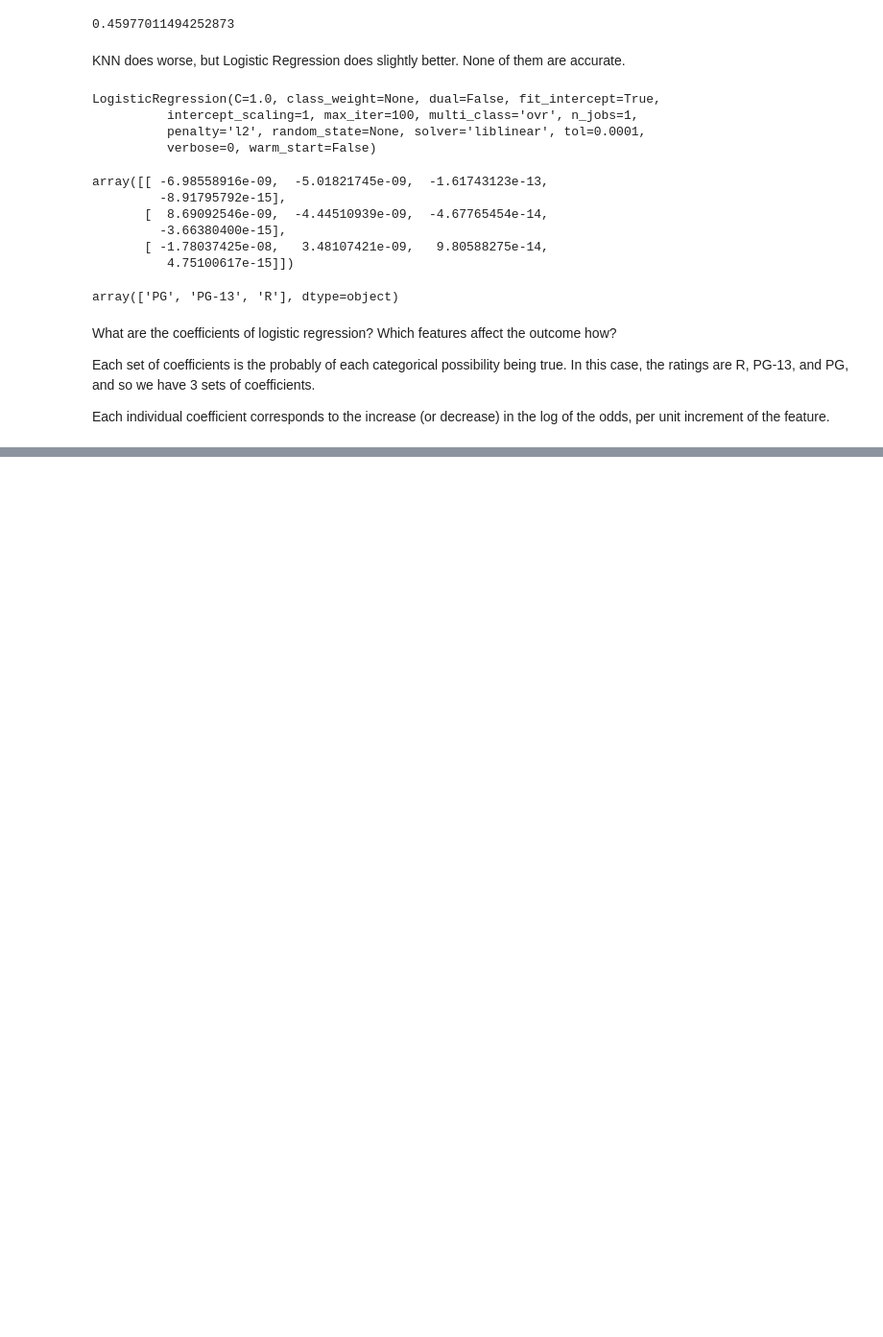
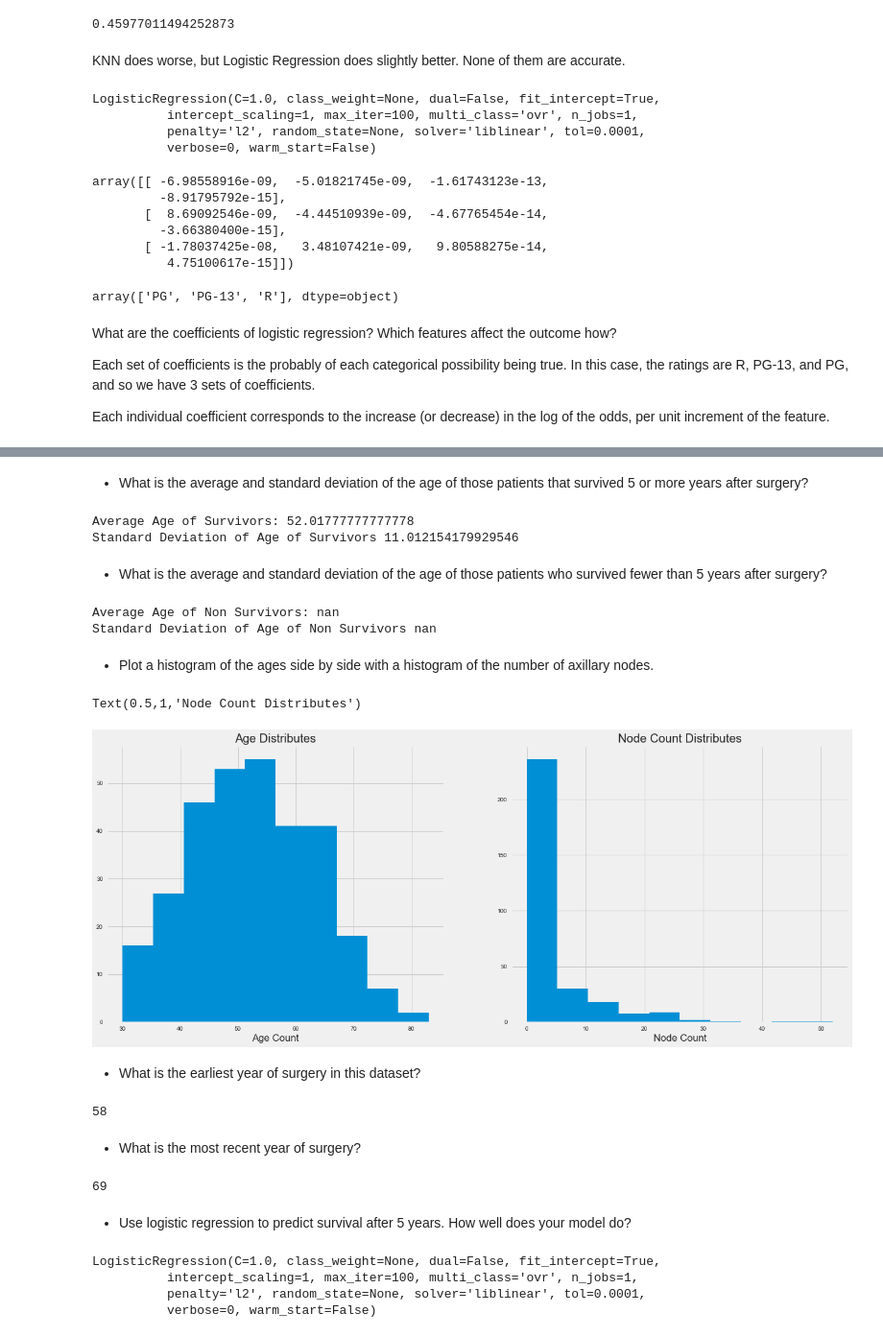
Before and after one commit to Ifeadewumi/metis_work, a Jupyter notebook: challenges/Challenge 7.ipynb, the cells around one changed output, grey strips where cells are left out. Shown at 96% size. Cells and saved outputs as stored; diff of their text form; code cells hidden in the pictures; blank space fills up the shorter version.

```diff
--- a/challenges/Challenge 7.ipynb
+++ b/challenges/Challenge 7.ipynb
@@ -499,0 +502,4 @@ Get it from here: [Haberman Survival Dataset](https://archive.ics.uci.edu/ml/dat
+# %%
+df_hab = pd.read_csv('https://archive.ics.uci.edu/ml/machine-learning-databases/haberman/haberman.data', header=None, names=['age', 'operation_year', 'nodes', 'survival'])
+# %%
+df_hab['survival'] = df_hab['survival'].map( lambda x: 0 if x == 2 else x)
@@ -499,0 +514,47 @@ Get it from here: [Haberman Survival Dataset](https://archive.ics.uci.edu/ml/dat
+# %% [markdown]
+* What is the average and standard deviation of the age of those patients that survived 5 or more years after surgery?
+# %%
+print('Average Age of Survivors:', df_hab[df_hab['survival'] == 1]['age'].mean())
+print('Standard Deviation of Age of Survivors', df_hab[df_hab['survival'] == 1]['age'].std())
+# %% [output]
+Average Age of Survivors: 52.01777777777778
+Standard Deviation of Age of Survivors 11.012154179929546
+# %% [markdown]
+ * What is the average and standard deviation of the age of those patients who survived fewer than 5 years after surgery?
+# %%
+print('Average Age of Non Survivors:', df_hab[df_hab['survival'] == 2]['age'].mean())
+print('Standard Deviation of Age of Non Survivors', df_hab[df_hab['survival'] == 2]['age'].std())
+# %% [output]
+Average Age of Non Survivors: nan
+Standard Deviation of Age of Non Survivors nan
+# %% [markdown]
+* Plot a histogram of the ages side by side with a histogram of the number of axillary nodes.
+# %%
+plt.figure(figsize=(20,8))
+plt.subplot(1,2,1)
+plt.hist(df_hab['age'])
+plt.title('Age Distributes')
+plt.xlabel('Age Count')
+plt.subplot(1,2,2)
+plt.hist(df_hab['nodes']);
+plt.xlabel('Node Count')
+plt.title('Node Count Distributes')
+# df_hab['nodes'].hist()
+# plt.legend()
+# %% [output]
+Text(0.5,1,'Node Count Distributes')
+[figure, added]
+# %% [markdown]
+* What is the earliest year of surgery in this dataset?
+# %%
+sorted(df_hab['operation_year'])[0]
+# %% [output]
+58
+# %% [markdown]
+* What is the most recent year of surgery?
+# %%
+sorted(df_hab['operation_year'])[-1]
+# %% [output]
+69
+# %% [markdown]
+ * Use logistic regression to predict survival after 5 years. How well does your model do?
@@ -499,0 +569,7 @@ Get it from here: [Haberman Survival Dataset](https://archive.ics.uci.edu/ml/dat
+# %%
+lr_model.fit(X_train, y_train)
+# %% [output]
+LogisticRegression(C=1.0, class_weight=None, dual=False, fit_intercept=True,
+          intercept_scaling=1, max_iter=100, multi_class='ovr', n_jobs=1,
+          penalty='l2', random_state=None, solver='liblinear', tol=0.0001,
+          verbose=0, warm_start=False)
```
Also changed, not shown: parts of 20 cells of this notebook, 3 other files.
